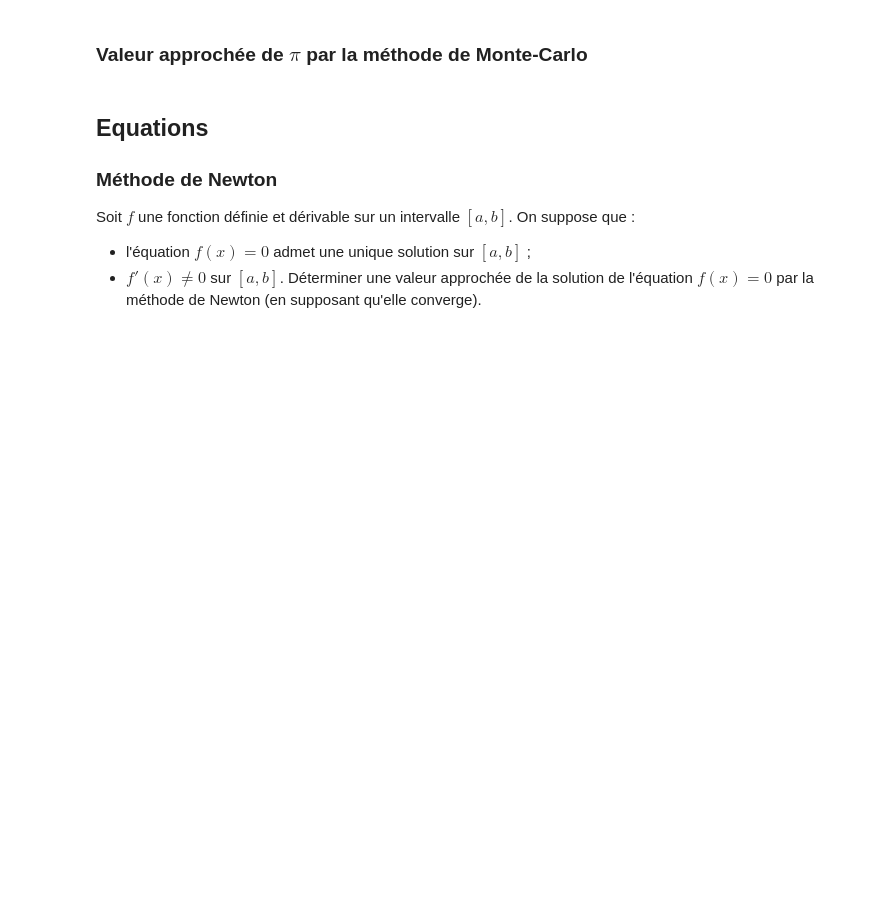
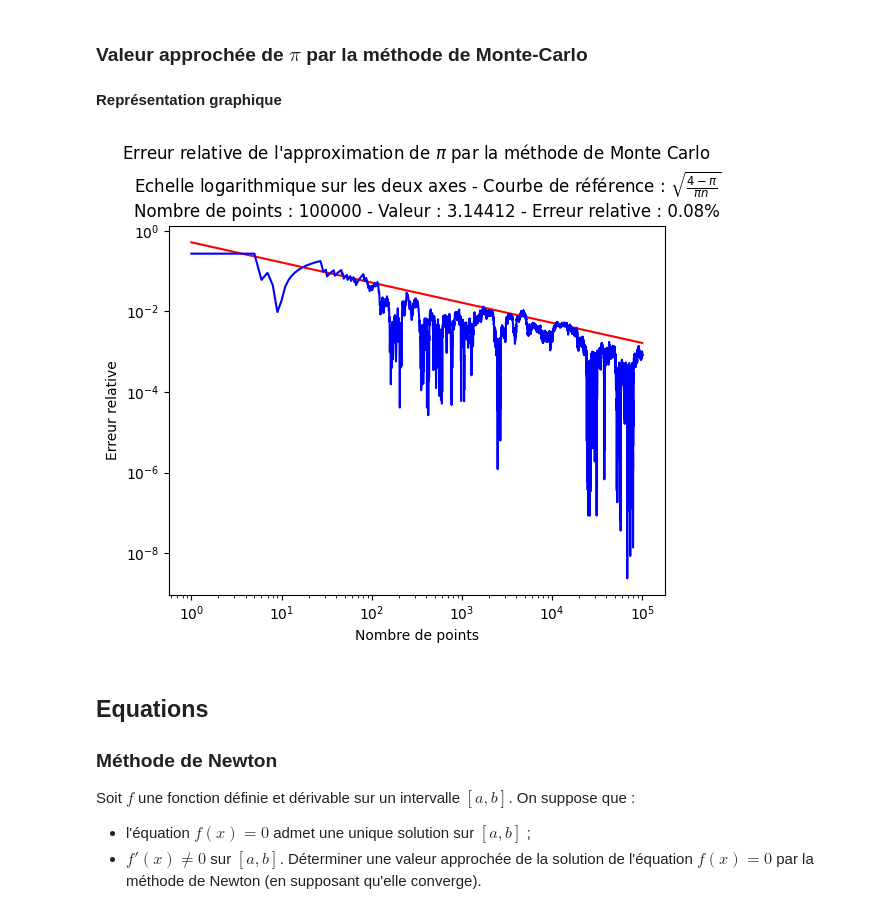
Before and after one commit to pierremaujonnet/jupyterlite_pmauj, a Jupyter notebook: content/synthese/programmes_du_programme/Programmes_du_programme_terminale.ipynb, the cells around one changed output. Drawn from its saved outputs; the diff is of its cells as text; code cells hidden in the pictures; blank space fills up the shorter version.

```diff
--- a/content/synthese/programmes_du_programme/Programmes_du_programme_terminale.ipynb
+++ b/content/synthese/programmes_du_programme/Programmes_du_programme_terminale.ipynb
@@ -273,3 +273,5 @@ def pi_Monte_Carlo(n):
     return 4 * nb_points / n
 
 pi_Monte_Carlo(10000)
+# %% [markdown]
+**Représentation graphique**
@@ -276,3 +310,36 @@ pi_Monte_Carlo(10000)
+# %%
+from random import random
+from math import pi
+import matplotlib.pyplot as plt
+
+fig, ax = plt.subplots()
+
+def pi_Monte_Carlo(n):
+    nb_points = 0
+    n_list = []
+    erreur_list = []
+    for k in range(n):
+        x = random()
+        y = random()
+        if x**2 + y**2 <= 1:
+            nb_points += 1
+        n_list.append(k + 1)
+        erreur_list.append(abs(4 * nb_points / (k + 1) - pi)/pi)
+    ref_list = [((4 - pi) / (pi * (k + 1)))**0.5 for k in range(n)]
+    ax.plot(n_list, ref_list, color='red')
+    ax.plot(n_list, erreur_list, color='blue')
+    ax.set_xscale("log")
+    ax.set_yscale("log")
+    plt.title(rf"""Erreur relative de l'approximation de $\pi$ par la méthode de Monte Carlo
+    Echelle logarithmique sur les deux axes - Courbe de référence : $\sqrt{{\frac{{4-\pi}}{{\pi n}}}}$
+    Nombre de points : {n} - Valeur : {4 * nb_points / n} - Erreur relative : {abs(4 * nb_points / n - pi)/pi:.2%}""")
+    plt.xlabel("Nombre de points")
+    plt.ylabel("Erreur relative")
+
+
+pi_Monte_Carlo(100000)
+# %% [output]
+[figure, added]
 # %% [markdown]
 ## Equations
 ### Méthode de Newton
```
Also changed, not shown: parts of 1 cell of this notebook.
